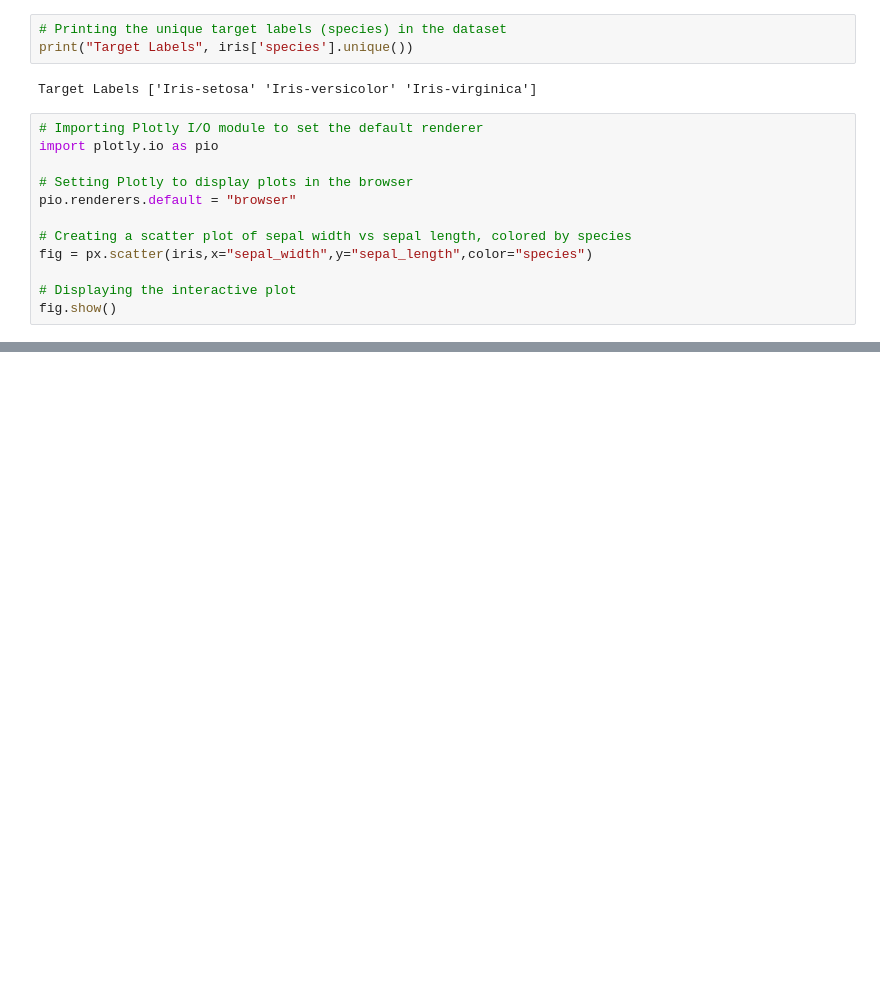
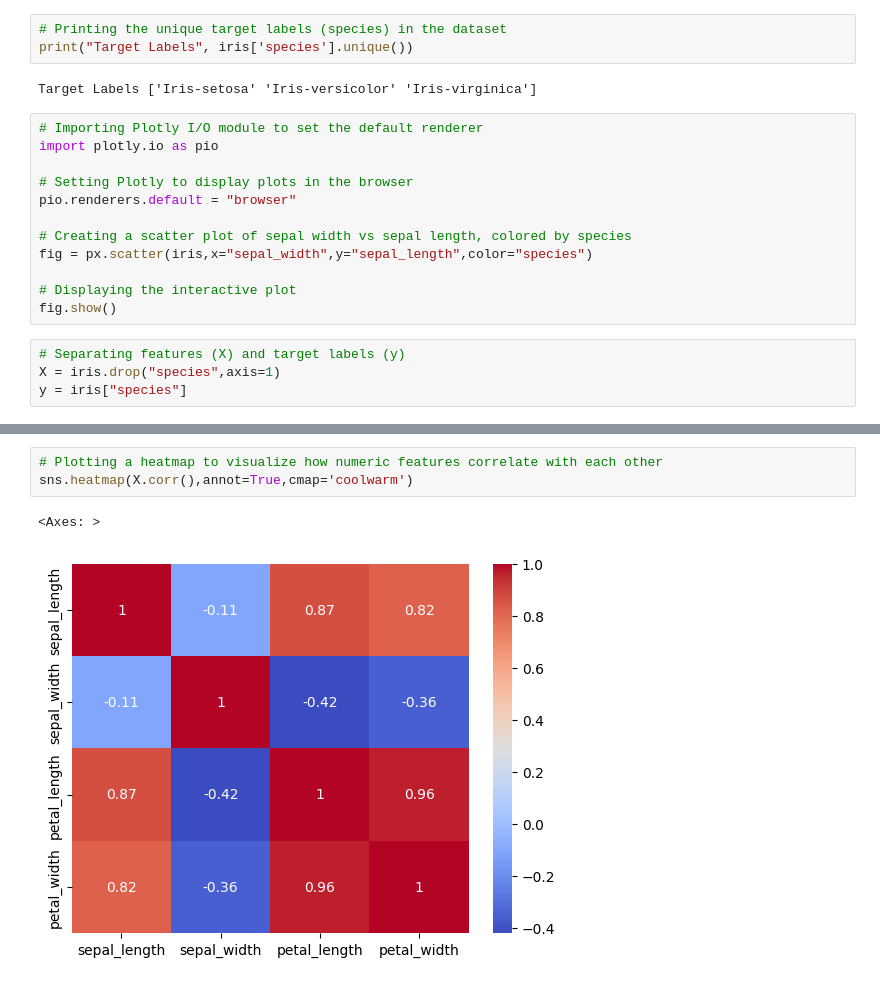
Before and after one commit to donyafallah/Iris-Flower-Classification, a Jupyter notebook: Iris_Flower_Classification.ipynb, the cells around one changed output, grey strips where cells are left out. Saved outputs shown, nothing was run; the diff lists cells and outputs as text; blank space fills up the shorter version.

Commit message:
Add correlation heatmap and pairplot for feature analysis and species separability

```diff
--- a/Iris_Flower_Classification.ipynb
+++ b/Iris_Flower_Classification.ipynb
@@ -47,3 +48,7 @@ fig = px.scatter(iris,x="sepal_width",y="sepal_length",color="species")
 
 # Displaying the interactive plot
 fig.show()
+# %%
+# Separating features (X) and target labels (y)
+X = iris.drop("species",axis=1)
+y = iris["species"]
@@ -49,0 +73,6 @@ fig.show()
+# %%
+# Plotting a heatmap to visualize how numeric features correlate with each other
+sns.heatmap(X.corr(),annot=True,cmap='coolwarm')
+# %% [output]
+<Axes: >
+[figure, added]
```
Also changed, not shown: parts of 3 cells of this notebook.
